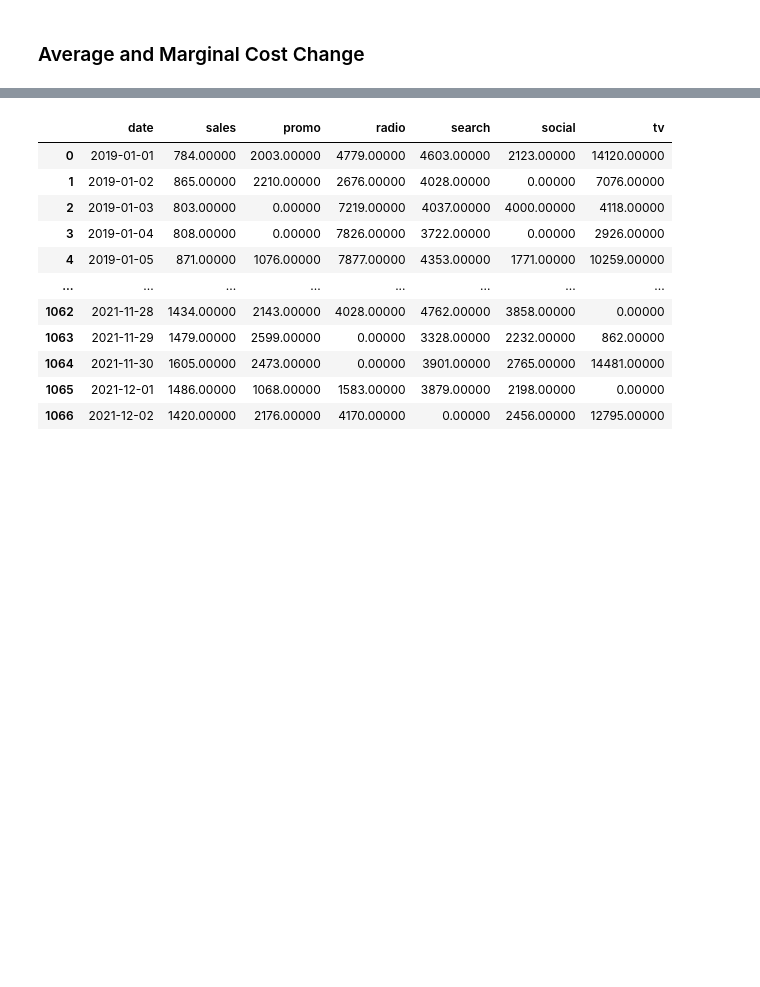
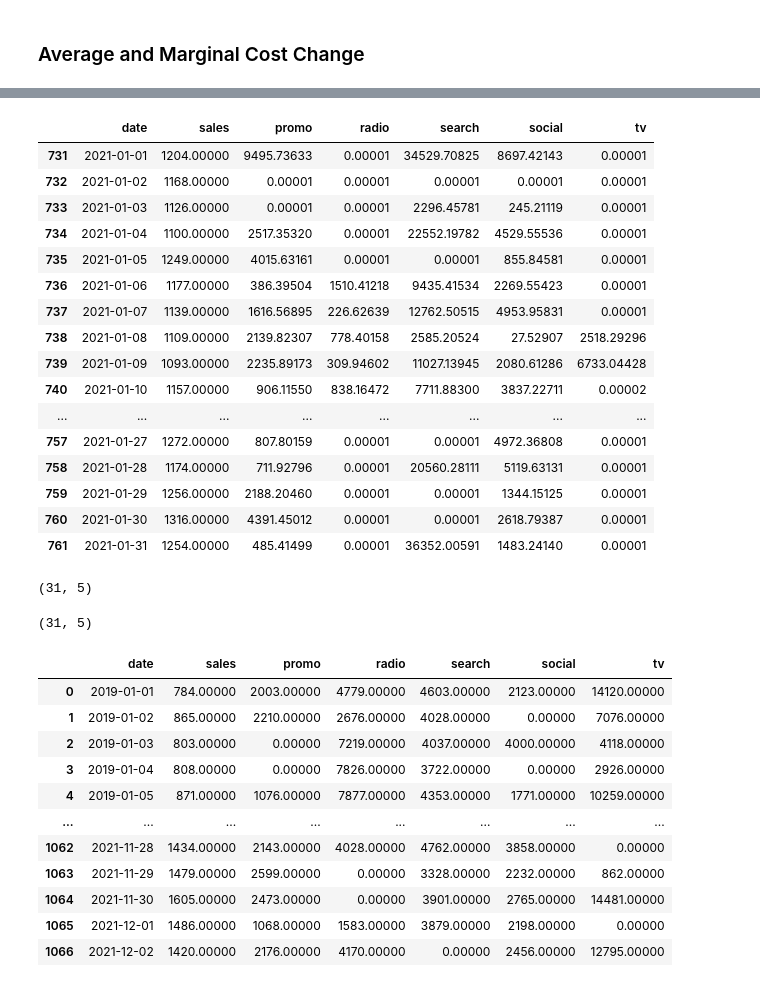
Before and after one commit to edwinnglabs/karpiu, a Jupyter notebook: docs/examples/target_max.ipynb, the cells around one changed output, grey strips where cells are left out. Saved outputs shown, nothing was run; the diff lists cells and outputs as text; code cells hidden in the pictures; blank space fills up the shorter version.

```diff
--- a/docs/examples/target_max.ipynb
+++ b/docs/examples/target_max.ipynb
@@ -93,3 +216,31 @@ ax.legend(
+# %%
+optim_spend_df[maximizer.budget_mask]
+# %% [output]
+|  | date | sales | promo | radio | search | social | tv |
+| 731 | 2021-01-01 | 1204.00000 | 9495.73633 | 0.00001 | 34529.70825 | 8697.42143 | 0.00001 |
+| 732 | 2021-01-02 | 1168.00000 | 0.00001 | 0.00001 | 0.00001 | 0.00001 | 0.00001 |
+| 733 | 2021-01-03 | 1126.00000 | 0.00001 | 0.00001 | 2296.45781 | 245.21119 | 0.00001 |
+| 734 | 2021-01-04 | 1100.00000 | 2517.35320 | 0.00001 | 22552.19782 | 4529.55536 | 0.00001 |
+| 735 | 2021-01-05 | 1249.00000 | 4015.63161 | 0.00001 | 0.00001 | 855.84581 | 0.00001 |
+| 736 | 2021-01-06 | 1177.00000 | 386.39504 | 1510.41218 | 9435.41534 | 2269.55423 | 0.00001 |
+| 737 | 2021-01-07 | 1139.00000 | 1616.56895 | 226.62639 | 12762.50515 | 4953.95831 | 0.00001 |
+| 738 | 2021-01-08 | 1109.00000 | 2139.82307 | 778.40158 | 2585.20524 | 27.52907 | 2518.29296 |
+| 739 | 2021-01-09 | 1093.00000 | 2235.89173 | 309.94602 | 11027.13945 | 2080.61286 | 6733.04428 |
+| 740 | 2021-01-10 | 1157.00000 | 906.11550 | 838.16472 | 7711.88300 | 3837.22711 | 0.00002 |
+| ... | ... | ... | ... | ... | ... | ... | ... |
+| 757 | 2021-01-27 | 1272.00000 | 807.80159 | 0.00001 | 0.00001 | 4972.36808 | 0.00001 |
+| 758 | 2021-01-28 | 1174.00000 | 711.92796 | 0.00001 | 20560.28111 | 5119.63131 | 0.00001 |
+| 759 | 2021-01-29 | 1256.00000 | 2188.20460 | 0.00001 | 0.00001 | 1344.15125 | 0.00001 |
+| 760 | 2021-01-30 | 1316.00000 | 4391.45012 | 0.00001 | 0.00001 | 2618.79387 | 0.00001 |
+| 761 | 2021-01-31 | 1254.00000 | 485.41499 | 0.00001 | 36352.00591 | 1483.24140 | 0.00001 |
+# %%
+init_spend_matrix.shape
+# %% [output]
+(31, 5)
+# %%
+optim_spend_matrix.shape
+# %% [output]
+(31, 5)
 # %%
 df = mmm.get_raw_df()
 # %%
```
Also changed, not shown: parts of 39 cells of this notebook, 20 other files.
